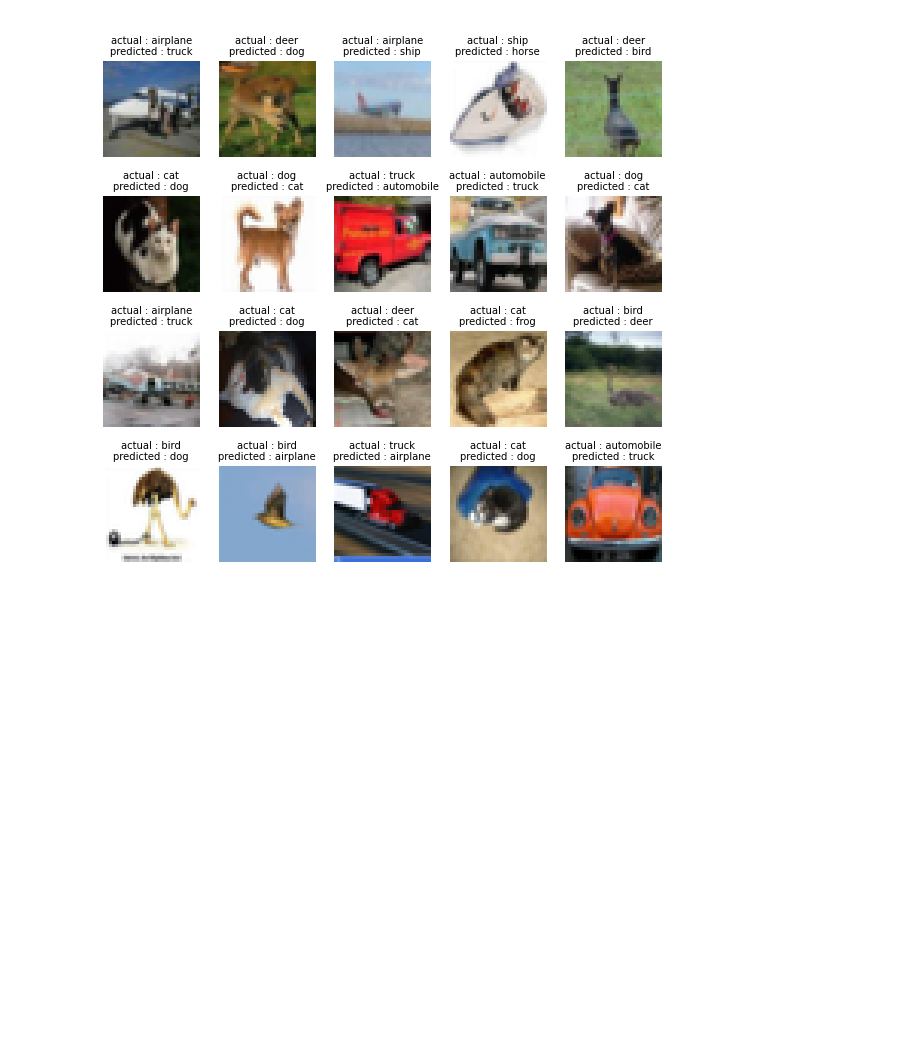
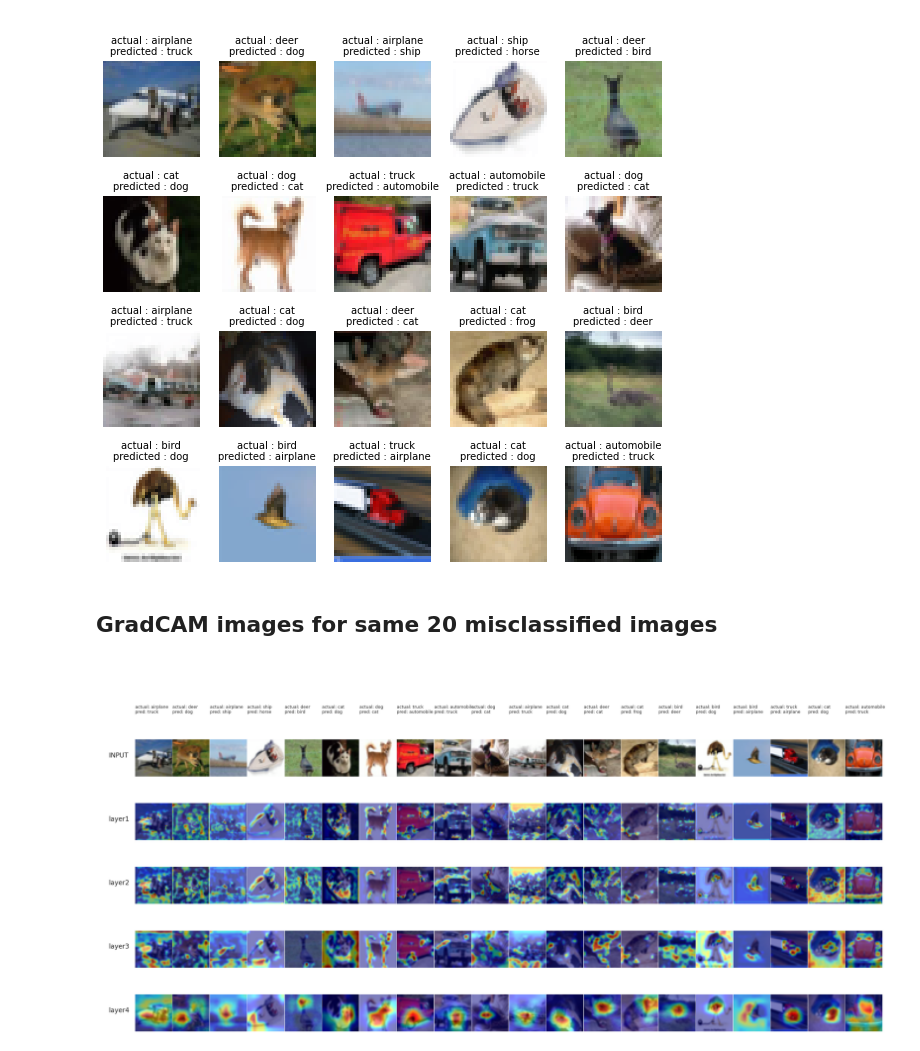
Before and after one commit to Arijit-datascience/pytorch_cifar10, a Jupyter notebook: pytorch_cifar10_resnet.ipynb, the cells around one changed output. Cells and saved outputs as stored; diff of their text form; code cells hidden in the pictures; blank space fills up the shorter version.

```diff
--- a/pytorch_cifar10_resnet.ipynb
+++ b/pytorch_cifar10_resnet.ipynb
@@ -85,7 +91,7 @@ if __name__=='__main__':
     scheduler = ReduceLROnPlateau(optimizer, factor=0.2, patience=3,verbose=True,mode='max')
 
     print("------------------------------------------")
-    train_loss, test_loss, train_acc, test_acc, test_pred, target_pred, target_data = main.main(EPOCH, model, device, train_loader, test_loader, optimizer, scheduler, l1_factor)
+    train_loss, test_loss, train_acc, test_acc = main.main(EPOCH, model, device, train_loader, test_loader, optimizer, scheduler, l1_factor)
 # %% [output]
 ------------------------------------------
 
@@ -113,3 +123,13 @@ misclassified_images = utils.wrong_predictions(model,test_loader, norm_mean, nor
 # %% [output]
 Total wrong predictions are 997
 [figure]
+# %% [markdown]
+## GradCAM images for same 20 misclassified images
+# %%
+%%capture
+target_layers = ["layer1","layer2","layer3","layer4"]
+gradcam_output, probs, predicted_classes = generate_gradcam(misclassified_images[:20], model, target_layers,device)
+# %%
+plot_gradcam_images(gradcam_output, target_layers, classes, (3, 32, 32),predicted_classes, misclassified_images[:20])
+# %% [output]
+[figure, added]
```
Also changed, not shown: parts of 8 cells of this notebook.
